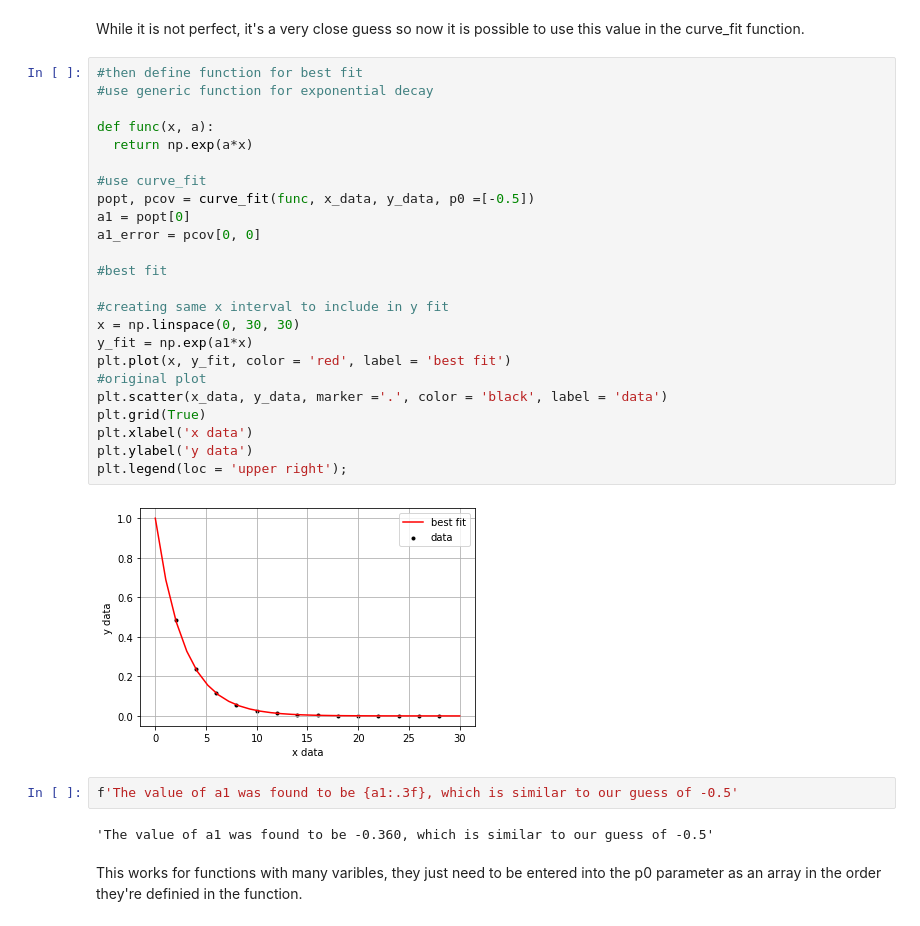
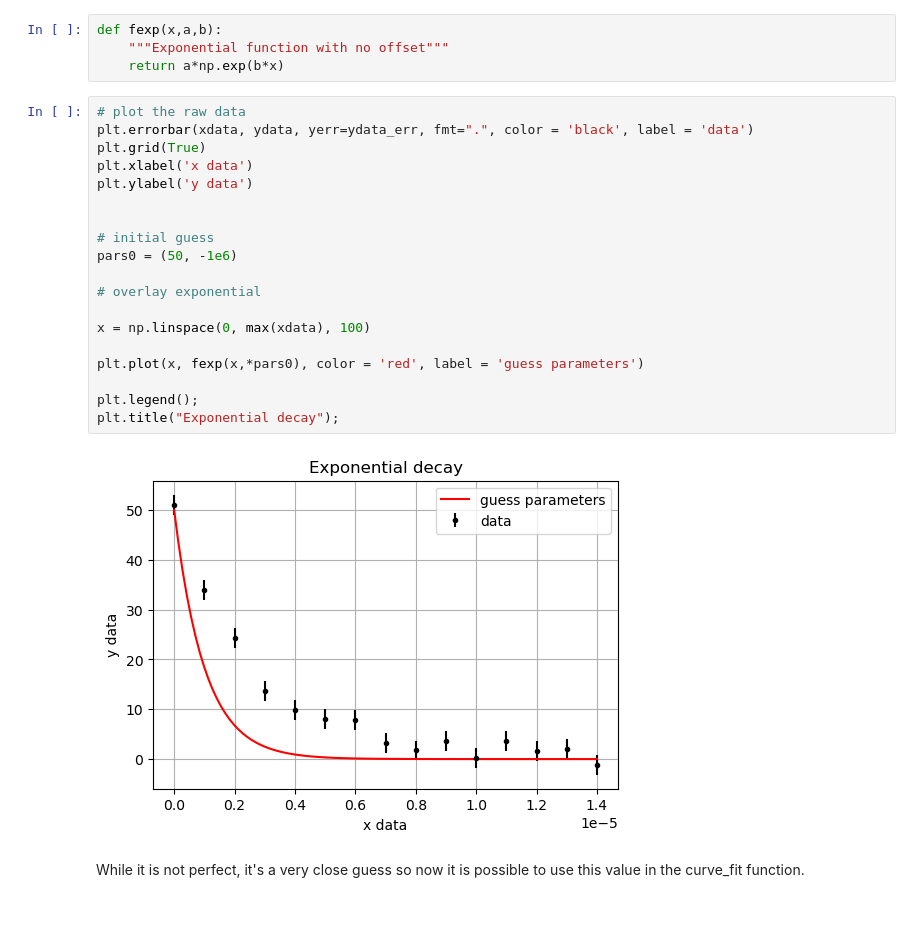
Before and after one commit to UCD-Physics/Python-HowTos, a Jupyter notebook: Curve_fit.ipynb, the cells around one changed output. Saved outputs shown, nothing was run; the diff lists cells and outputs as text.

```diff
--- a/Curve_fit.ipynb
+++ b/Curve_fit.ipynb
@@ -128,34 +151,27 @@ plt.legend(loc = 'upper right');
+# %%
+def fexp(x,a,b):
+    """Exponential function with no offset"""
+    return a*np.exp(b*x)
+# %%
+# plot the raw data
+plt.errorbar(xdata, ydata, yerr=ydata_err, fmt=".", color = 'black', label = 'data')
+plt.grid(True)
+plt.xlabel('x data')
+plt.ylabel('y data')
+
+
+# initial guess
+pars0 = (50, -1e6)
+
+# overlay exponential
+
+x = np.linspace(0, max(xdata), 100)
+
+plt.plot(x, fexp(x,*pars0), color = 'red', label = 'guess parameters')
+
+plt.legend();
+plt.title("Exponential decay");
+# %% [output]
+[figure, added]
 # %% [markdown]
 While it is not perfect, it's a very close guess so now it is possible to use this value in the curve_fit function.
-# %%
-#then define function for best fit
-#use generic function for exponential decay
-
-def func(x, a):
-  return np.exp(a*x)
-
-#use curve_fit
-popt, pcov = curve_fit(func, x_data, y_data, p0 =[-0.5])
-a1 = popt[0]
-a1_error = pcov[0, 0]
-
-#best fit
-
-#creating same x interval to include in y fit
-x = np.linspace(0, 30, 30)
-y_fit = np.exp(a1*x)
-plt.plot(x, y_fit, color = 'red', label = 'best fit')
-#original plot
-plt.scatter(x_data, y_data, marker ='.', color = 'black', label = 'data')
-plt.grid(True)
-plt.xlabel('x data')
-plt.ylabel('y data')
-plt.legend(loc = 'upper right');
-# %% [output]
-[figure, removed]
-# %%
-f'The value of a1 was found to be {a1:.3f}, which is similar to our guess of -0.5'
-# %% [output]
-'The value of a1 was found to be -0.360, which is similar to our guess of -0.5'
-# %% [markdown]
-This works for functions with many varibles, they just need to be entered into the p0 parameter as an array in the order they're definied in the function.
```
Also changed, not shown: parts of 38 cells of this notebook, 4 other files.
